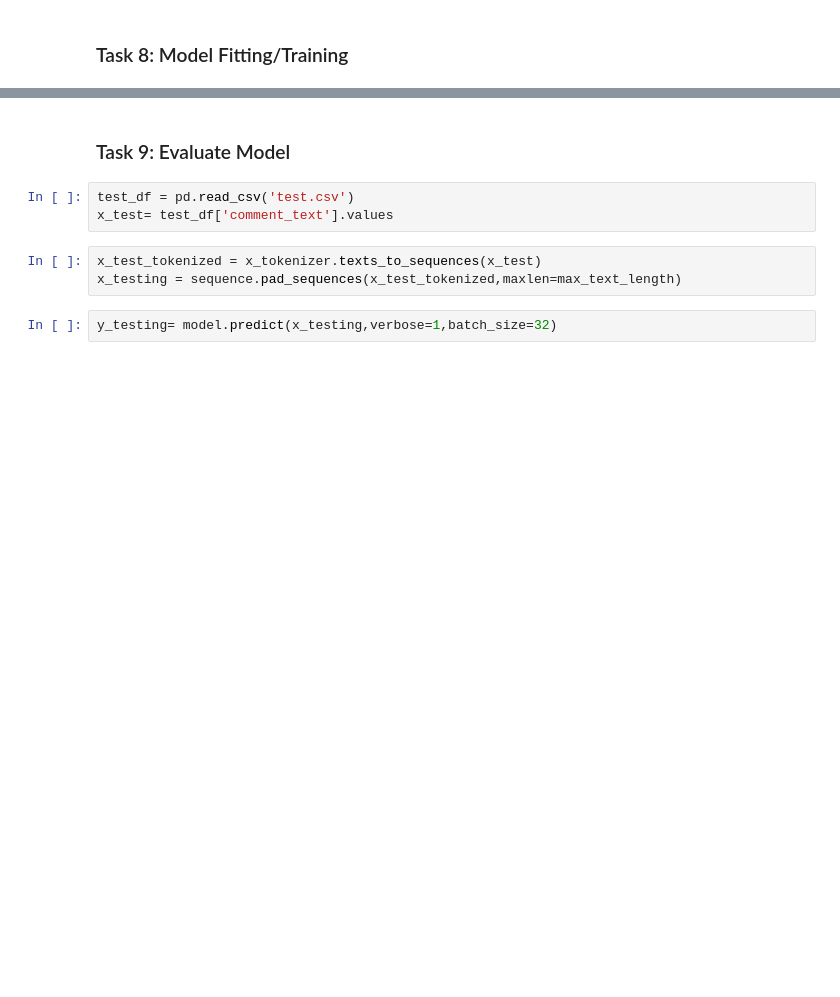
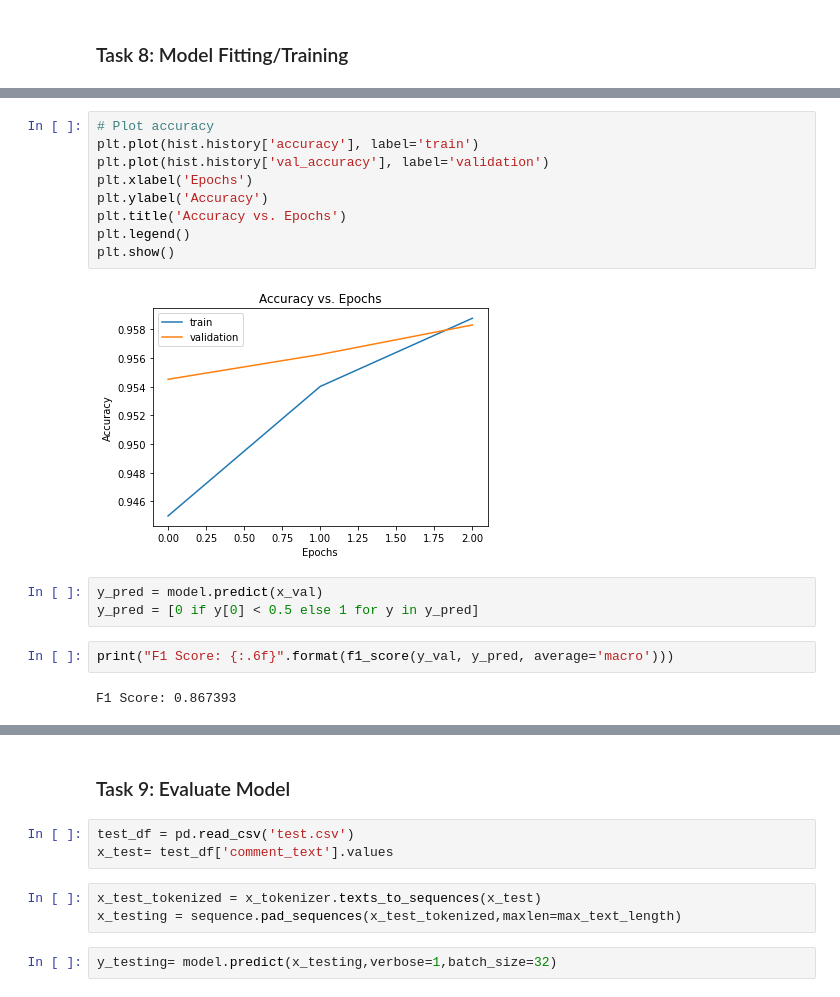
Before and after one commit to ai4all-sfu/NLP_2020, a Jupyter notebook: hate_speech_classification.ipynb, the cells around one changed output, grey strips where cells are left out. Cells and saved outputs as stored; diff of their text form; blank space fills up the shorter version.

```diff
--- a/hate_speech_classification.ipynb
+++ b/hate_speech_classification.ipynb
@@ -197,0 +218,18 @@ Epoch 3/3
+# %%
+# Plot accuracy
+plt.plot(hist.history['accuracy'], label='train')
+plt.plot(hist.history['val_accuracy'], label='validation')
+plt.xlabel('Epochs')
+plt.ylabel('Accuracy')
+plt.title('Accuracy vs. Epochs')
+plt.legend()
+plt.show()
+# %% [output]
+[figure, added]
+# %%
+y_pred = model.predict(x_val)
+y_pred = [0 if y[0] < 0.5 else 1 for y in y_pred]
+# %%
+print("F1 Score: {:.6f}".format(f1_score(y_val, y_pred, average='macro')))
+# %% [output]
+F1 Score: 0.867393
```
Also changed, not shown: parts of 16 cells of this notebook, 2 other files.
